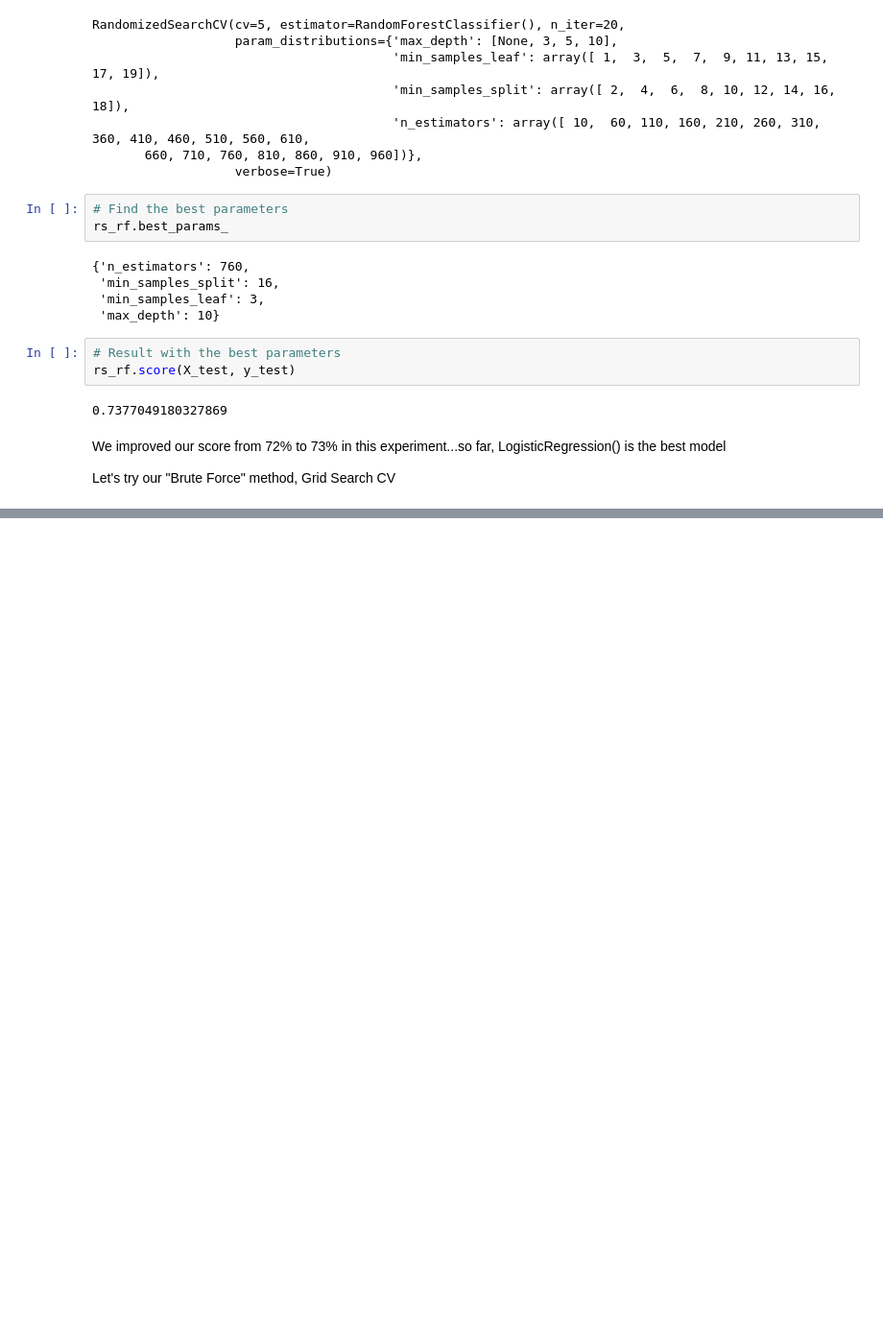
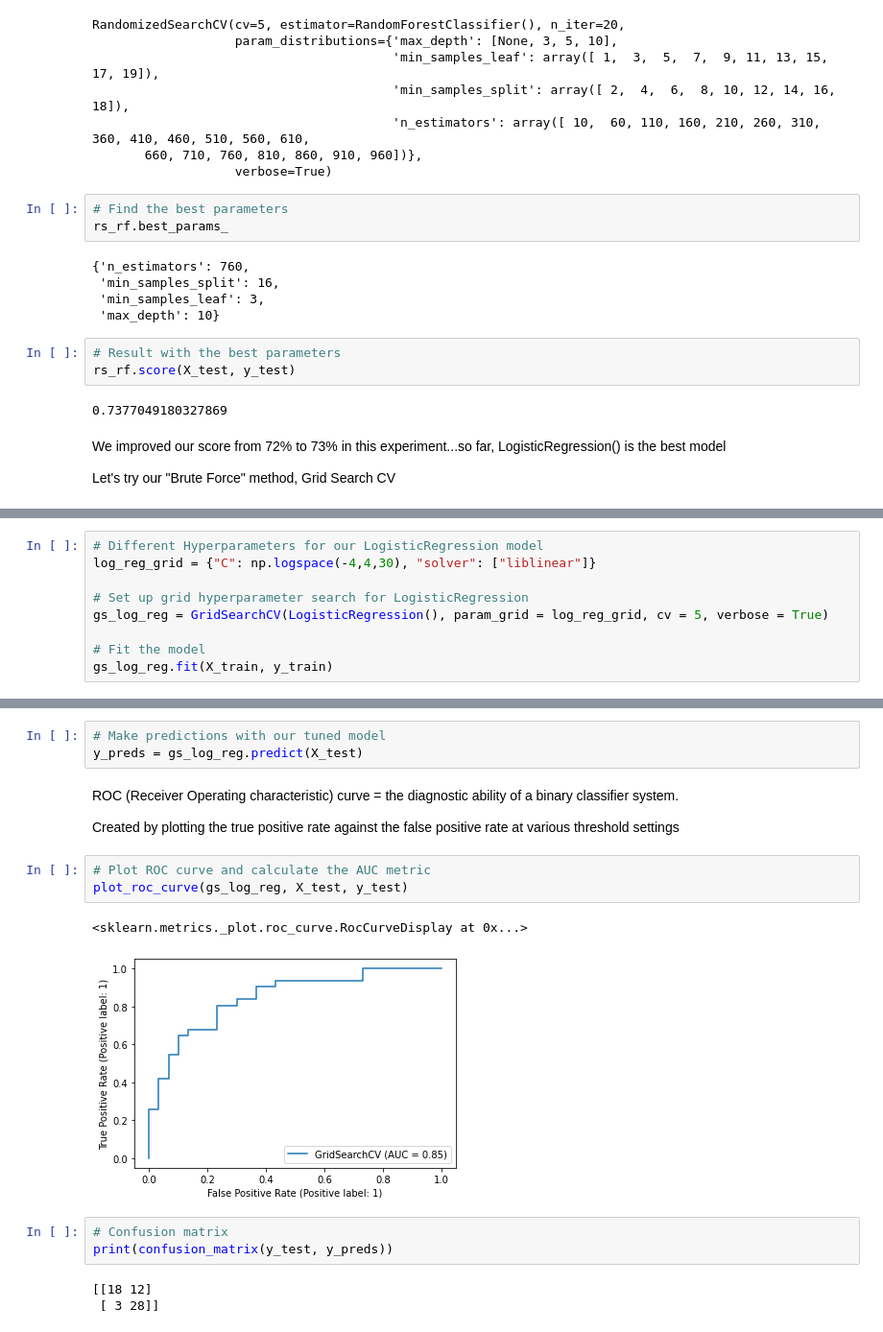
Before and after one commit to saywurdson/Projects, a Jupyter notebook: Jupyter Notebooks/ZTM/heart-disease-project/heart-disease.ipynb, the cells around one changed output, grey strips where cells are left out. Shown: that part at 96% size. Saved outputs shown, nothing was run; the diff lists cells and outputs as text; blank space fills up the shorter version.

```diff
--- a/Jupyter Notebooks/ZTM/heart-disease-project/heart-disease.ipynb
+++ b/Jupyter Notebooks/ZTM/heart-disease-project/heart-disease.ipynb
@@ -317,0 +502,9 @@ Let's try our "Brute Force" method, Grid Search CV
+# %%
+# Different Hyperparameters for our LogisticRegression model
+log_reg_grid = {"C": np.logspace(-4,4,30), "solver": ["liblinear"]}
+
+# Set up grid hyperparameter search for LogisticRegression
+gs_log_reg = GridSearchCV(LogisticRegression(), param_grid = log_reg_grid, cv = 5, verbose = True)
+
+# Fit the model
+gs_log_reg.fit(X_train, y_train)
@@ -317,0 +545,19 @@ Let's try our "Brute Force" method, Grid Search CV
+# %%
+# Make predictions with our tuned model
+y_preds = gs_log_reg.predict(X_test)
+# %% [markdown]
+ROC (Receiver Operating characteristic) curve = the diagnostic ability of a binary classifier system.
+
+Created by plotting the true positive rate against the false positive rate at various threshold settings
+# %%
+# Plot ROC curve and calculate the AUC metric
+plot_roc_curve(gs_log_reg, X_test, y_test)
+# %% [output]
+<sklearn.metrics._plot.roc_curve.RocCurveDisplay at 0x...>
+[figure, added]
+# %%
+# Confusion matrix
+print(confusion_matrix(y_test, y_preds))
+# %% [output]
+[[18 12]
+ [ 3 28]]
```
Also changed, not shown: parts of 45 cells of this notebook.
